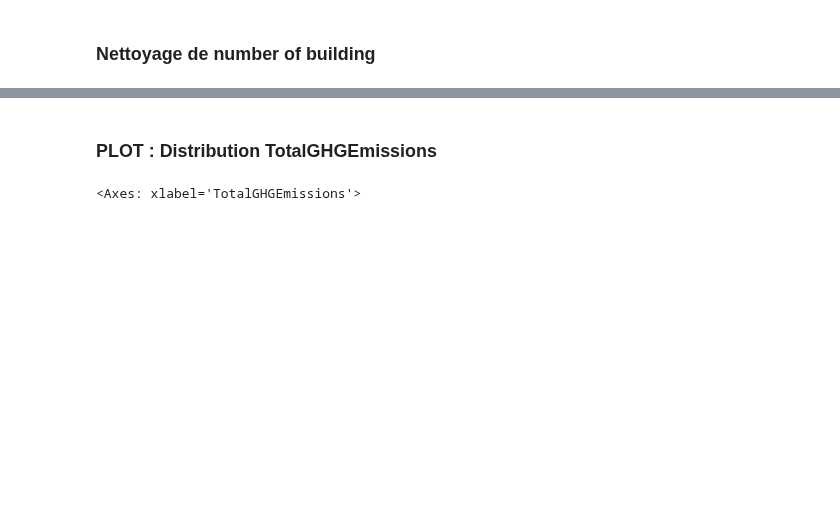
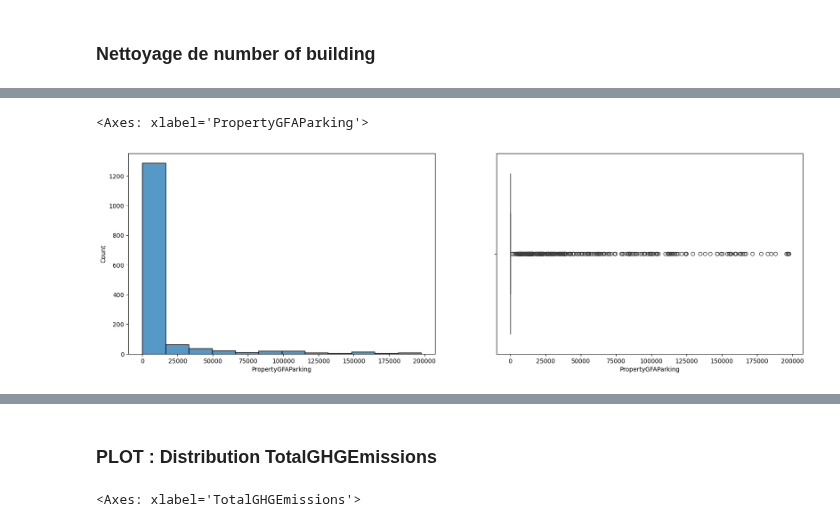
Before and after one commit to RandomFab/SEATLE, a Jupyter notebook: P3_template_modelistation_supervisee.ipynb, the cells around one changed output, grey strips where cells are left out. Saved outputs shown, nothing was run; the diff lists cells and outputs as text; code cells hidden in the pictures; blank space fills up the shorter version.

```diff
--- a/P3_template_modelistation_supervisee.ipynb
+++ b/P3_template_modelistation_supervisee.ipynb
@@ -305,0 +322,9 @@ df.shape
+# %%
+plt.figure(figsize=(20,6))
+plt.subplot(1,2,1)
+sns.histplot(x=df['PropertyGFAParking'])
+plt.subplot(1,2,2)
+sns.boxplot(x=df['PropertyGFAParking'])
+# %% [output]
+<Axes: xlabel='PropertyGFAParking'>
+[figure, added]
```
Also changed, not shown: parts of 40 cells of this notebook.
